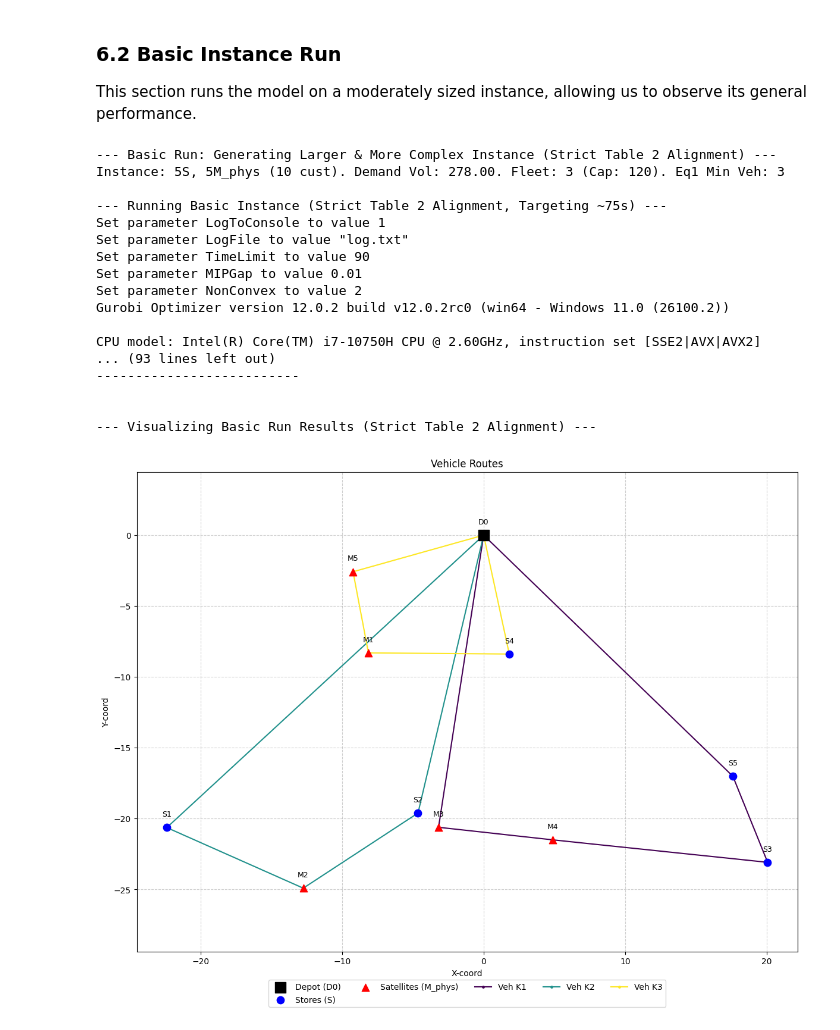
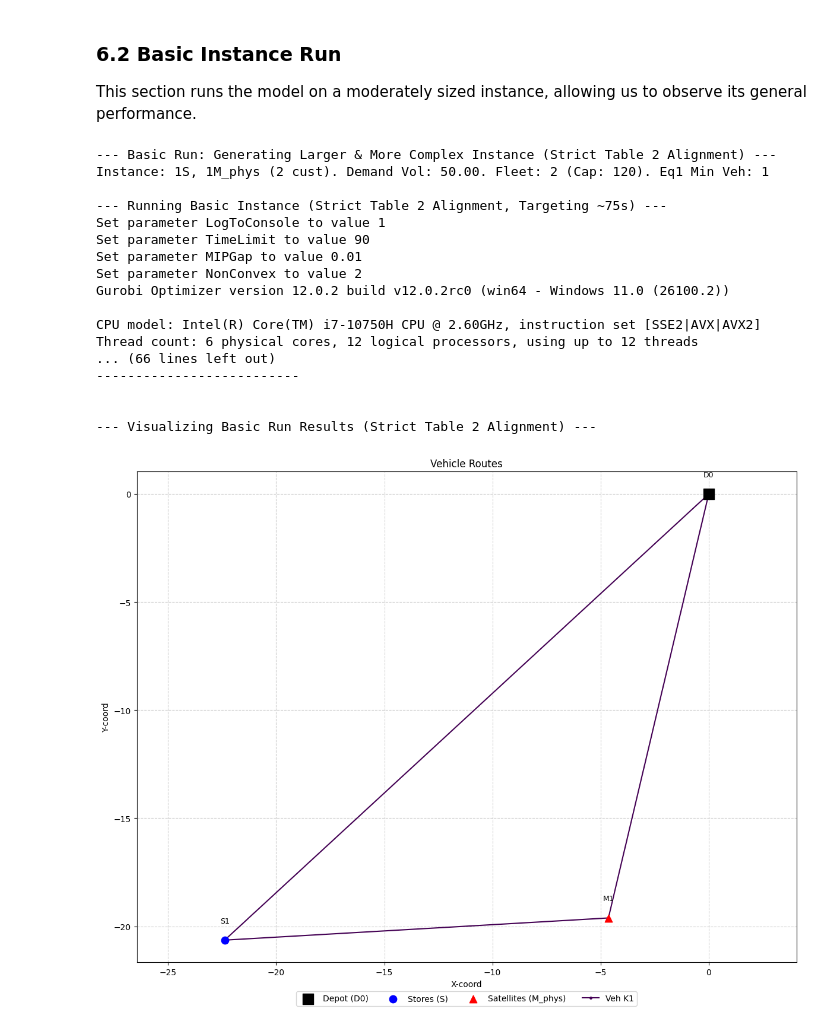
Before and after one commit to Guido-03/Operations-Optimizations, a Jupyter notebook: operations/structured_VRC.ipynb, the cells around one changed output. Drawn from its saved outputs; the diff is of its cells as text; code cells hidden in the pictures.

```diff
--- a/operations/structured_VRC.ipynb
+++ b/operations/structured_VRC.ipynb
@@ -540,35 +540,35 @@ This section runs the model on a moderately sized instance, allowing us to obser
 # %%
 # --- Basic Run with LARGER, MORE COMPLEX Instance ---
 print("--- Basic Run: Generating Larger & More Complex Instance (Strict Table 2 Alignment) ---")
-basic_params_final = {"num_stores":5, "num_physical_satellites":5, "num_products":2, "num_orders":2,
+basic_params_final = {"num_stores":1, "num_physical_satellites":1, "num_products":2, "num_orders":2,
                        "vehicle_capacity_V_star":120, "penalty_pu_param":0.5, "split_ps_param":50.0,
-                       "seed":123, "vehicle_buffer": 0}
+                       "seed":123, "vehicle_buffer": 1}
 basic_instance_final = generate_instance_table2_final(**basic_params_final)
 print(f"Instance: {len(basic_instance_final['S_stores'])}S, {len(basic_instance_final['M_phys_satellites'])}M_phys ({len(basic_instance_final['N_cust_customers'])} cust). Demand Vol: {basic_instance_final['total_demand_vol_overall']:.2f}. Fleet: {len(basic_instance_final['VF_fleet'])} (Cap: {basic_instance_final['V_star']}). Eq1 Min Veh: {basic_instance_final['min_vehicles_eq1']}")
 
 print("\n--- Running Basic Instance (Strict Table 2 Alignment, Targeting ~75s) ---")
 basic_results_final = solve_vrpor_table2_final(basic_instance_final, time_limit=90, mip_gap=0.01, log_to_console=1)
 print_results_summary(basic_results_final)
 
 print("\n--- Visualizing Basic Run Results (Strict Table 2 Alignment) ---")
 if basic_results_final.get("routes"): plot_solution_routes(basic_results_final)
 if basic_results_final.get("objective_components"): plot_cost_breakdown(basic_results_final)
 # %% [output]
 --- Basic Run: Generating Larger & More Complex Instance (Strict Table 2 Alignment) ---
-Instance: 5S, 5M_phys (10 cust). Demand Vol: 278.00. Fleet: 3 (Cap: 120). Eq1 Min Veh: 3
+Instance: 1S, 1M_phys (2 cust). Demand Vol: 50.00. Fleet: 2 (Cap: 120). Eq1 Min Veh: 1
 
 --- Running Basic Instance (Strict Table 2 Alignment, Targeting ~75s) ---
 Set parameter LogToConsole to value 1
-Set parameter LogFile to value "log.txt"
 Set parameter TimeLimit to value 90
 Set parameter MIPGap to value 0.01
 Set parameter NonConvex to value 2
 Gurobi Optimizer version 12.0.2 build v12.0.2rc0 (win64 - Windows 11.0 (26100.2))
 
 CPU model: Intel(R) Core(TM) i7-10750H CPU @ 2.60GHz, instruction set [SSE2|AVX|AVX2]
-... (93 lines left out)
+Thread count: 6 physical cores, 12 logical processors, using up to 12 threads
+... (66 lines left out)
 --------------------------
 
 
 --- Visualizing Basic Run Results (Strict Table 2 Alignment) ---
-[figure, old version]
+[figure, new version]
```
Also changed, not shown: parts of 1 cell of this notebook.
